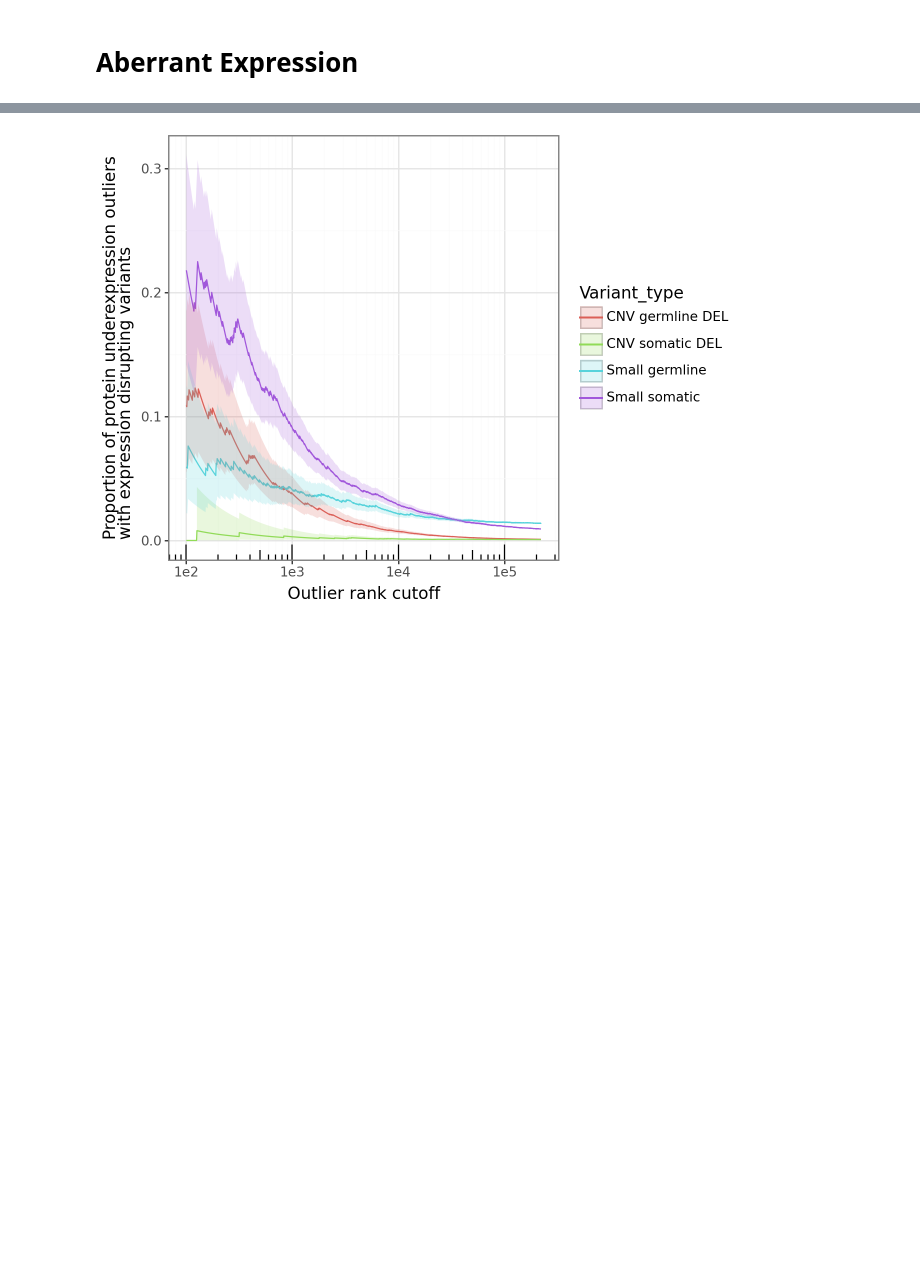
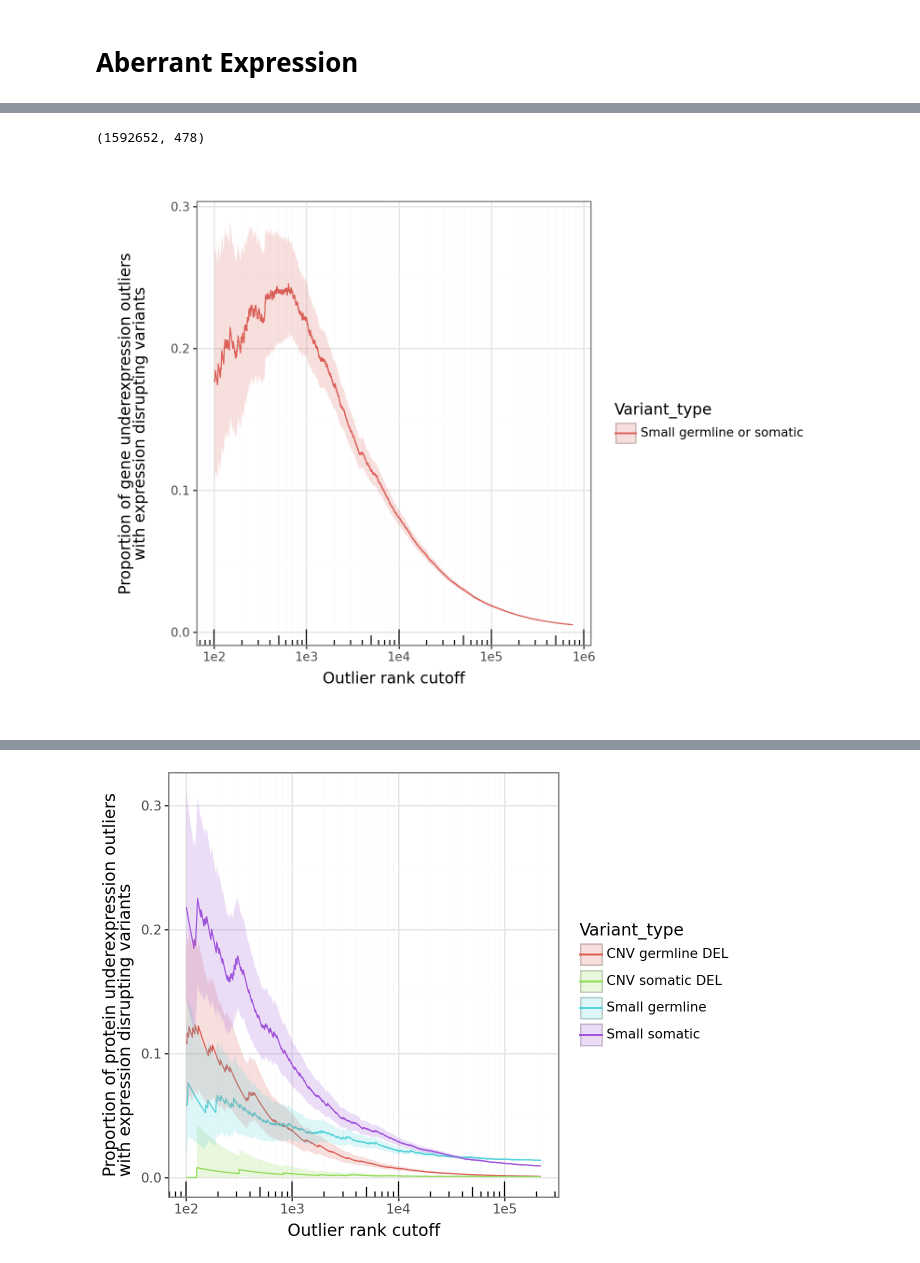
Before and after one commit to AtaJadidAhari/MASTER_omics, a Jupyter notebook: Variants/proportions.ipynb, the cells around one changed output, grey strips where cells are left out. Saved outputs shown, nothing was run; the diff lists cells and outputs as text; code cells hidden in the pictures; blank space fills up the shorter version.

```diff
--- a/Variants/proportions.ipynb
+++ b/Variants/proportions.ipynb
@@ -334,4 +529,12 @@ sample_ids = py_or_res_aberrant["sampleID"].unique()
-# %%
-py_or_res_all = py_or_res_all.merge(dresden_germline[[ "Gene", "#CHROM", "POS", "REF", "ALT", "germline_abexp_v1.1", "germline_IMPACT", "PID", "germline_promoterAI", "germline_Consequence"]], left_on=["sampleID", "geneID_short"], right_on=["PID", "Gene"], how="left").rename(columns={ "POS": "germline_POS", "REF": "germline_REF", "ALT": "germline_ALT"})
-
-py_or_res_all = py_or_res_all.merge(dresden_somatic[[ "Gene", "#CHROM", "POS", "REF", "ALT", "somatic_abexp_v1.1", "somatic_IMPACT", "PID", "somatic_promoterAI", "somatic_Consequence"]], left_on=["sampleID", "geneID_short"], right_on=["PID", "Gene"], how="left").rename(columns={"POS": "somatic_POS", "REF": "somatic_REF", "ALT": "somatic_ALT", "#CHROM_x": "germline_chrom", "#CHROM_y": "somatic_chrom"})
+# %%
+# py_or_res_aberrant["key"] = py_or_res_aberrant["sampleID"] +  "." + py_or_res_aberrant["nct_pid"].str.split("_").str[1]
+py_or_res_all = py_or_res_all.merge(dresden_germline , left_on=["geneID_short", "sampleID"], right_on=["Gene", "PID"], how="left")
+py_or_res_all = py_or_res_all.merge(dresden_somatic , left_on=["geneID_short", "sampleID"], right_on=["Gene", "PID"], how="left")
+
+py_or_res_all = py_or_res_all.drop_duplicates(subset=["sampleID", "geneID_short", "germline_POS", "germline_REF", "germline_ALT", "germline_chrom"])
+# %%
+py_or_res_all["tier"] = "Non-cancer/predispostion gene"
+py_or_res_all.loc[py_or_res_all["HUGO_Symbol"].isin(genes_of_interest["gene_name"]), "tier" ]= "Oncogene/Fusion"
+py_or_res_all.loc[py_or_res_all["HUGO_Symbol"].isin(dresden_dt["gene_name"]), "tier"] = "Established prediposition gene"
+py_or_res_all.loc[(py_or_res_all["tier"] != "Established prediposition gene") & (py_or_res_all["HUGO_Symbol"].isin(extended_dresden_dt["gene_name"])), "tier"] = "Possible predispostion gene"
+py_or_res_all.loc[~(py_or_res_all["tier"].isin(["Possible predisposition gene", "Established prediposition gene"])) & (py_or_res_all["HUGO_Symbol"].isin(genes_of_interest[genes_of_interest["ROLE_IN_CANCER"].str.contains("TSG")]["gene_name"])) , "tier"] = "TSG"
@@ -428 +631,64 @@ df[df["POS"] == 155208082]
+# %%
+plot_df.shape
+# %% [output]
+(1592652, 478)
+# %%
+
+plot_df = calculate_proportions(py_or_res_all, "VEP", "germline_somatic")
+plot_df["Variant_type"] = "Small germline or somatic"
+
+plot_df = plot_df.rename(columns = {f"underexpression_proportions_VEP_germline_somatic": "underexpression_proportions"})
+plot_df = plot_df.rename(columns = {f"underexpression_ci_max_VEP_germline_somatic": "underexpression_ci_max"})
+plot_df = plot_df.rename(columns = {f"underexpression_ci_min_VEP_germline_somatic": "underexpression_ci_min"})
+
+
+
+
+plot_dt = plot_df.copy()
+
+
+for expression_direction in ["underexpression"]:
+
+    if expression_direction == "underexpression":
+            plot_data = plot_dt[plot_dt["zScore"] < 0]
+            CNV_label = "Deletion CNV"
+            CNV_label = "AMP/DUP CNV"
+    else:
+        plot_data = plot_dt[plot_dt["zScore"] > 0]
+
+
+    p = ( pn.ggplot(plot_data[(plot_data["Method"] == "OUTRIDER") & (plot_data[f"{expression_direction}_rank"] > 100)])
+
+                # --- Line 1 (Deletion) ---
+                # We map 'color' to a string label. Plotnine sees this as a category.
+                + pn.geom_line(pn.aes(x=f"{expression_direction}_rank",
+                                    y="underexpression_proportions", color="Variant_type")
+                              )
+                + pn.geom_ribbon(pn.aes(x=f"{expression_direction}_rank",
+                                        ymin="underexpression_ci_min", ymax="underexpression_ci_max", fill = "Variant_type"),
+                                alpha=0.2, outline_type='none')
+
+
+                + pn.scale_x_log10()
+                + pn.annotation_logticks(sides="b")
+                + pn.labs(
+                    y=f"Proportion of gene {expression_direction} outliers\nwith expression disrupting variants",
+                    x="Outlier rank cutoff",
+                    # title="Across all genes"
+                )
+                + pn.theme_bw(base_size=12)
+                + pn.theme(
+                    # Center multi-line y-axis title vertically
+                    axis_title_y=pn.element_text(ha='center'),
+                    figure_size=(8, 6),
+                    plot_margin=0.05,
+                )
+    )
+
+
+    # p.save(f"/home/a379i/Scripts/AberrantExpression/proportions_predisp_{expression_direction}_vep_cnv.png", width=6, height=4, dpi=300)
+
+p
+# %% [output]
+[figure, added]
 # %%
```
Also changed, not shown: parts of 66 cells of this notebook, 39 other files.
